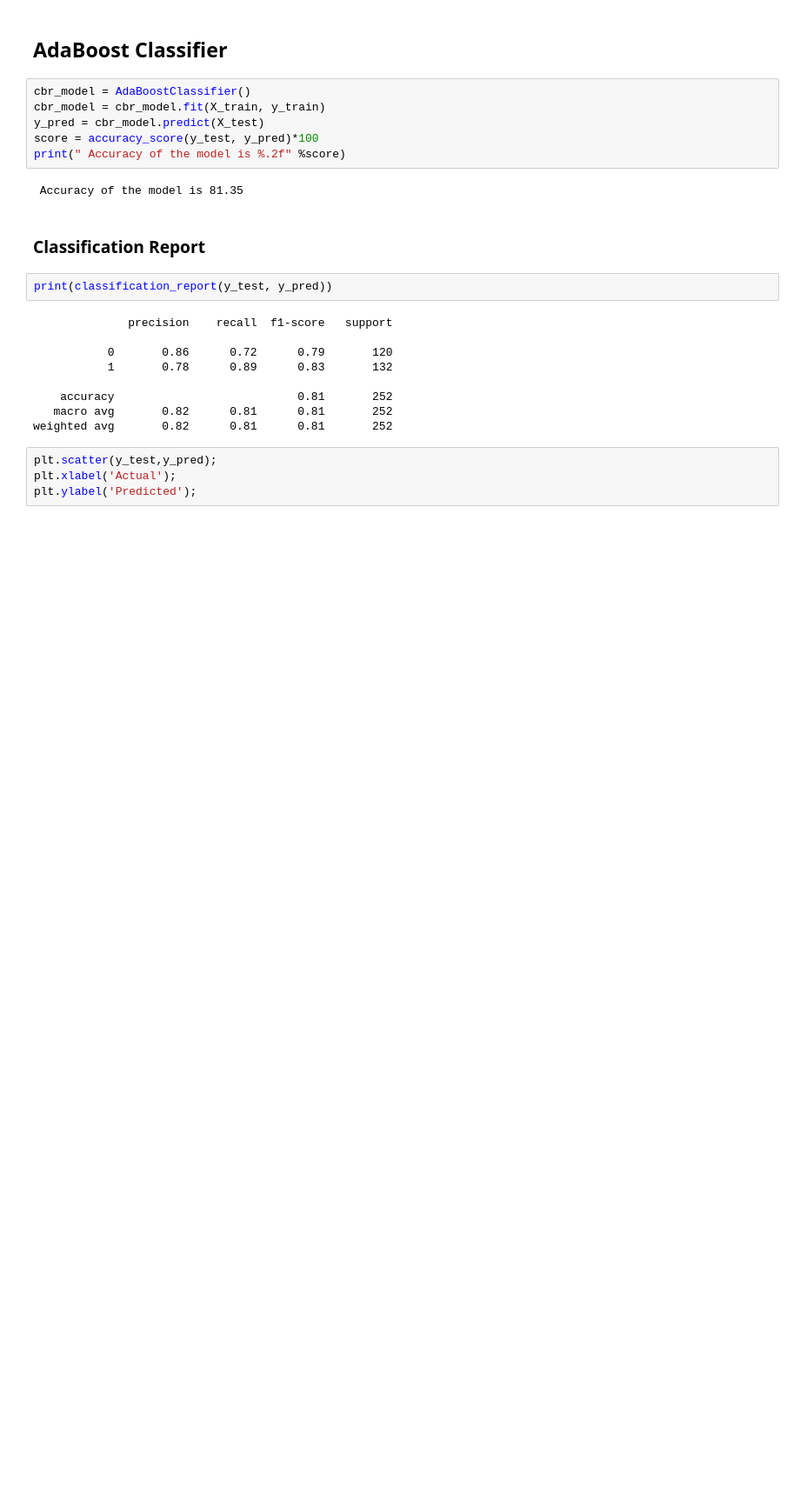
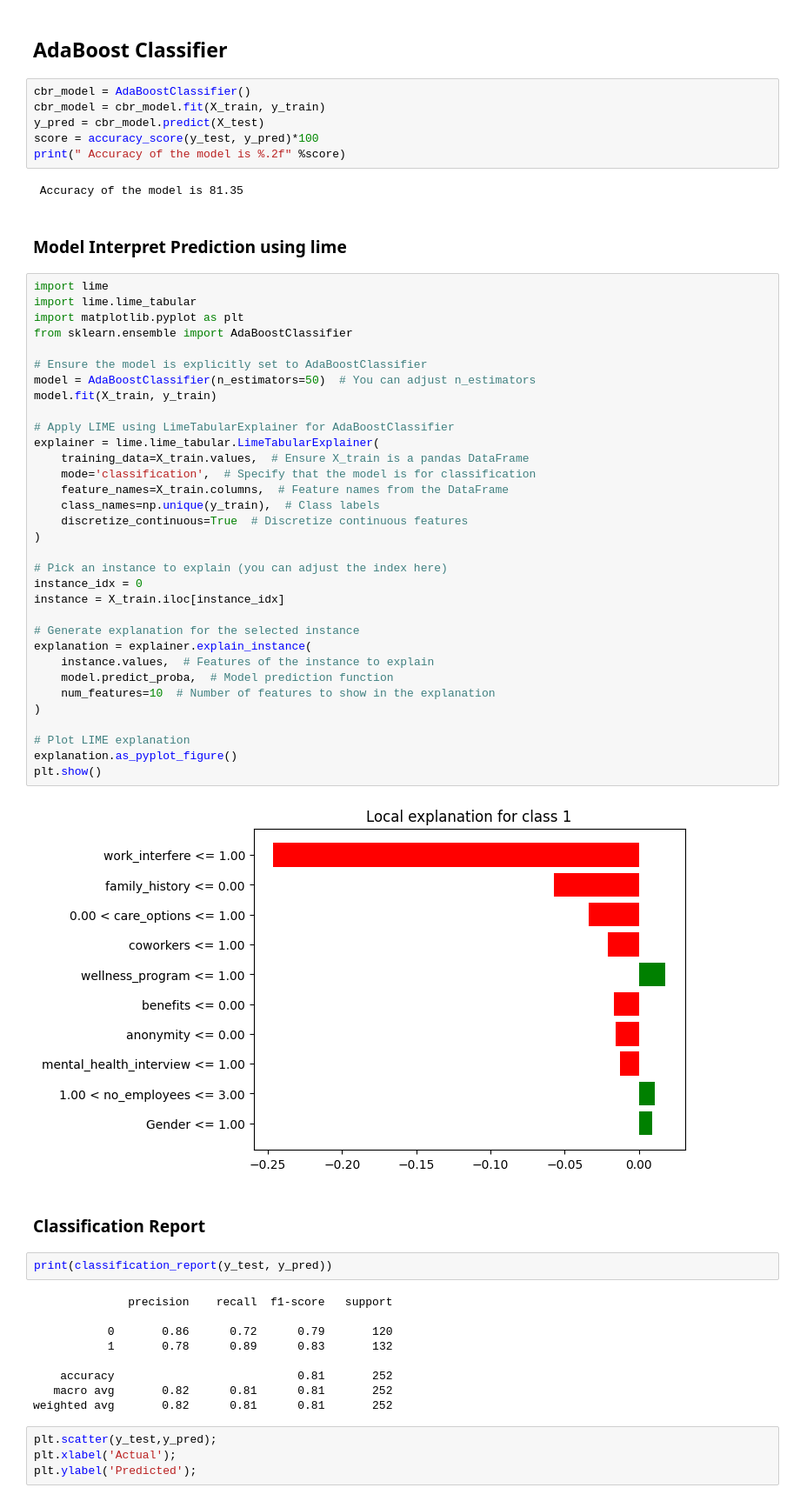
Before and after one commit to mayanksharma45/Mental-Health-Prediction-Model, a Jupyter notebook: research/Model_training.ipynb, the cells around one changed output. Shown at 87% size. Saved outputs shown, nothing was run; the diff lists cells and outputs as text; blank space fills up the shorter version.

```diff
--- a/research/Model_training.ipynb
+++ b/research/Model_training.ipynb
@@ -184,6 +184,43 @@ score = accuracy_score(y_test, y_pred)*100
 print(" Accuracy of the model is %.2f" %score)
 # %% [output]
  Accuracy of the model is 81.35
+# %% [markdown]
+### Model Interpret Prediction using lime
+# %%
+import lime
+import lime.lime_tabular
+import matplotlib.pyplot as plt
+from sklearn.ensemble import AdaBoostClassifier
+
+# Ensure the model is explicitly set to AdaBoostClassifier
+model = AdaBoostClassifier(n_estimators=50)  # You can adjust n_estimators
+model.fit(X_train, y_train)
+
+# Apply LIME using LimeTabularExplainer for AdaBoostClassifier
+explainer = lime.lime_tabular.LimeTabularExplainer(
+    training_data=X_train.values,  # Ensure X_train is a pandas DataFrame
+    mode='classification',  # Specify that the model is for classification
+    feature_names=X_train.columns,  # Feature names from the DataFrame
+    class_names=np.unique(y_train),  # Class labels
+    discretize_continuous=True  # Discretize continuous features
+)
+
+# Pick an instance to explain (you can adjust the index here)
+instance_idx = 0
+instance = X_train.iloc[instance_idx]
+
+# Generate explanation for the selected instance
+explanation = explainer.explain_instance(
+    instance.values,  # Features of the instance to explain
+    model.predict_proba,  # Model prediction function
+    num_features=10  # Number of features to show in the explanation
+)
+
+# Plot LIME explanation
+explanation.as_pyplot_figure()
+plt.show()
+# %% [output]
+[figure, added]
 # %% [markdown]
 ### Classification Report
 # %%
```
Also changed, not shown: parts of 1 cell of this notebook, 9 other files.
